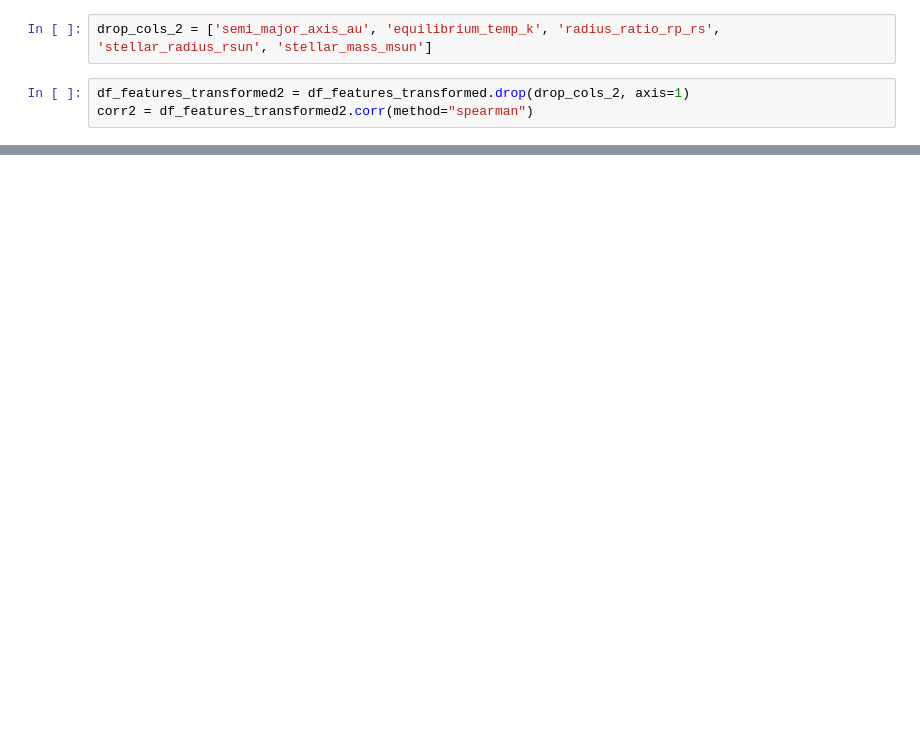
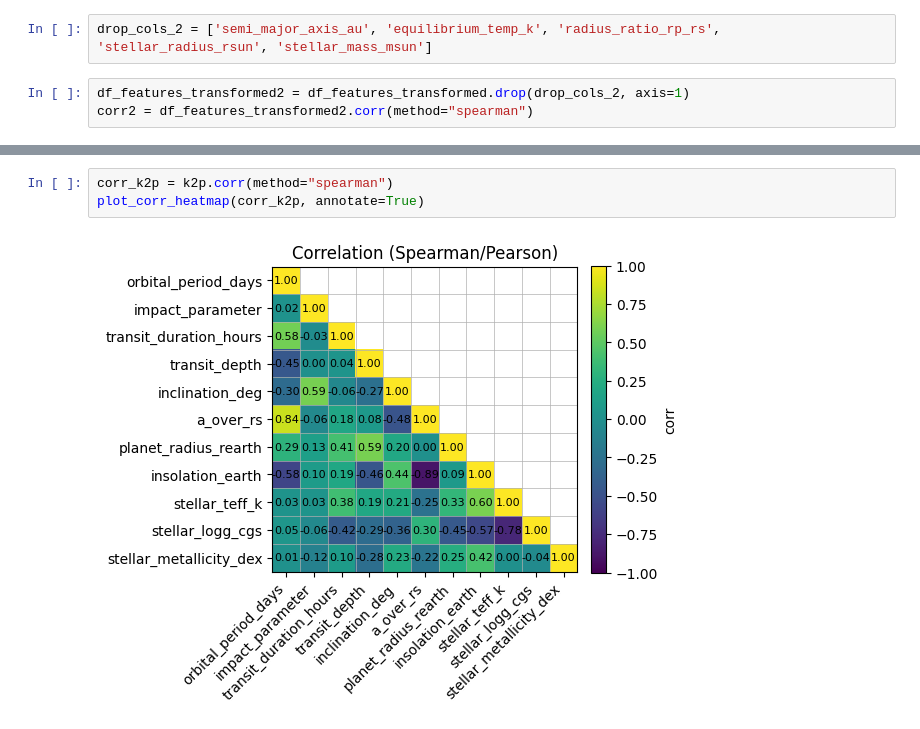
Before and after one commit to JanMatusiak/exoplanet-detection, a Jupyter notebook: data_visualization.ipynb, the cells around one changed output, grey strips where cells are left out. Cells and saved outputs as stored; diff of their text form; blank space fills up the shorter version.

```diff
--- a/data_visualization.ipynb
+++ b/data_visualization.ipynb
@@ -162,0 +223,5 @@ plot_corr_heatmap(corr2, annotate=True)
+# %%
+corr_k2p = k2p.corr(method="spearman")
+plot_corr_heatmap(corr_k2p, annotate=True)
+# %% [output]
+[figure, added]
```
Also changed, not shown: parts of 16 cells of this notebook, 4 other files.
